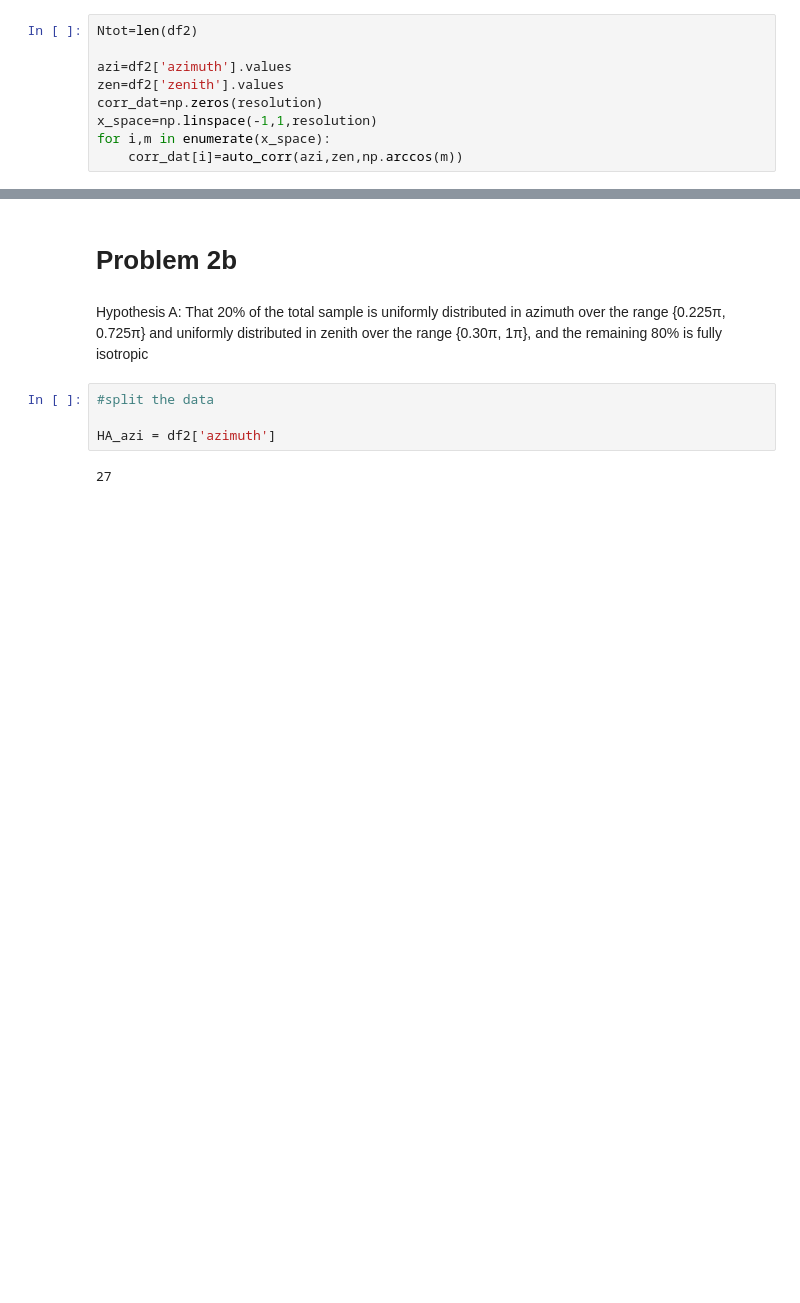
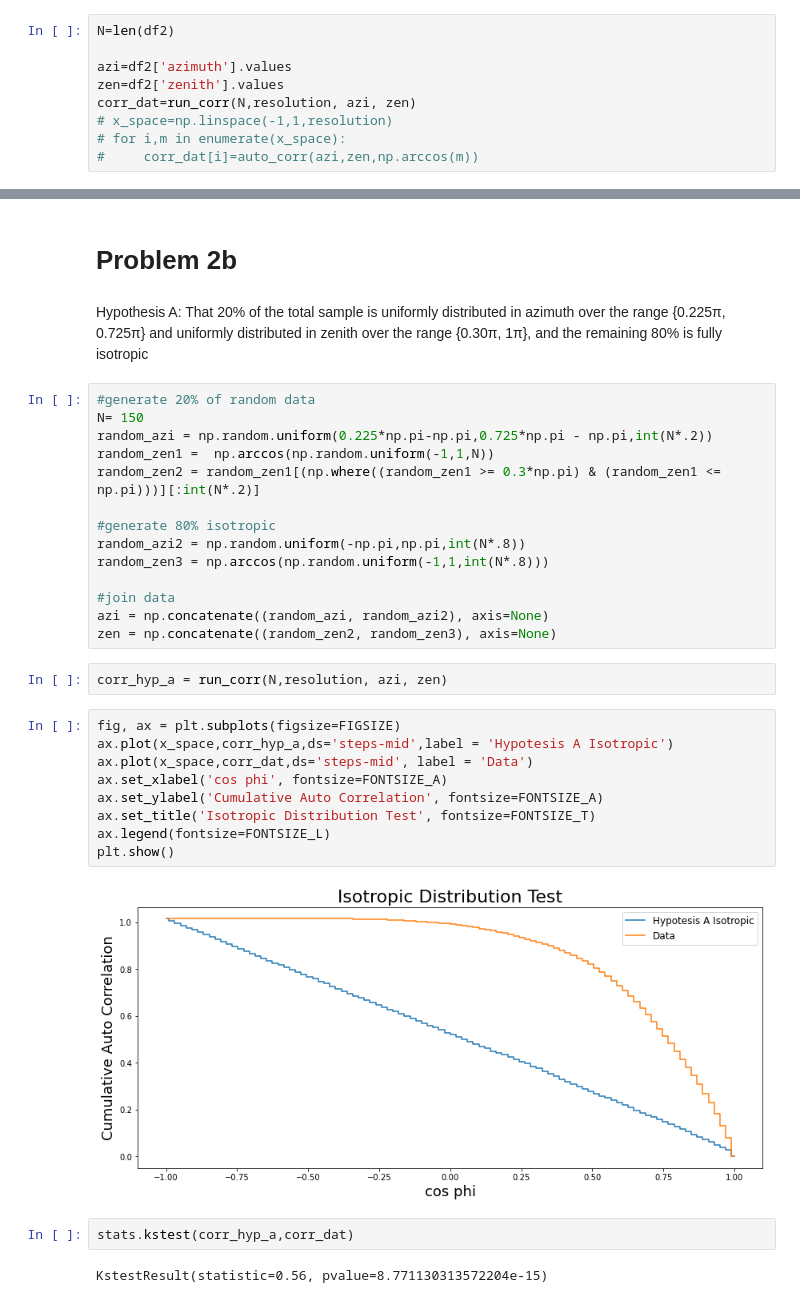
Before and after one commit to almazav/examAMAS, a Jupyter notebook: EXAM.ipynb, the cells around one changed output, grey strips where cells are left out. Cells and saved outputs as stored; diff of their text form; blank space fills up the shorter version.

```diff
--- a/EXAM.ipynb
+++ b/EXAM.ipynb
@@ -297,12 +303,12 @@ for i,m in enumerate(x_space):
 # %%
-Ntot=len(df2)
+N=len(df2)
 
 azi=df2['azimuth'].values
 zen=df2['zenith'].values
-corr_dat=np.zeros(resolution)
-x_space=np.linspace(-1,1,resolution)
-for i,m in enumerate(x_space):
-    corr_dat[i]=auto_corr(azi,zen,np.arccos(m))
+corr_dat=run_corr(N,resolution, azi, zen)
+# x_space=np.linspace(-1,1,resolution)
+# for i,m in enumerate(x_space):
+#     corr_dat[i]=auto_corr(azi,zen,np.arccos(m))
 # %%
 fig, ax = plt.subplots(figsize=FIGSIZE)
 ax.plot(x_space,corr_rand,ds='steps-mid',label = 'Random Isotropic')
@@ -325,9 +335,34 @@ Hypothesis A: That 20% of the total sample is uniformly distributed
 in azimuth over the range {0.225π, 0.725π} and uniformly distributed
 in zenith over the range {0.30π, 1π}, and the remaining 80% is fully
 isotropic
-# %%
-#split the data
-
-HA_azi = df2['azimuth']
-# %% [output]
-27
+# %%
+#generate 20% of random data
+N= 150
+random_azi = np.random.uniform(0.225*np.pi-np.pi,0.725*np.pi - np.pi,int(N*.2))
+random_zen1 =  np.arccos(np.random.uniform(-1,1,N))
+random_zen2 = random_zen1[(np.where((random_zen1 >= 0.3*np.pi) & (random_zen1 <= np.pi)))][:int(N*.2)]
+
+#generate 80% isotropic
+random_azi2 = np.random.uniform(-np.pi,np.pi,int(N*.8))
+random_zen3 = np.arccos(np.random.uniform(-1,1,int(N*.8)))
+
+#join data
+azi = np.concatenate((random_azi, random_azi2), axis=None)
+zen = np.concatenate((random_zen2, random_zen3), axis=None)
+# %%
+corr_hyp_a = run_corr(N,resolution, azi, zen)
+# %%
+fig, ax = plt.subplots(figsize=FIGSIZE)
+ax.plot(x_space,corr_hyp_a,ds='steps-mid',label = 'Hypotesis A Isotropic')
+ax.plot(x_space,corr_dat,ds='steps-mid', label = 'Data')
+ax.set_xlabel('cos phi', fontsize=FONTSIZE_A)
+ax.set_ylabel('Cumulative Auto Correlation', fontsize=FONTSIZE_A)
+ax.set_title('Isotropic Distribution Test', fontsize=FONTSIZE_T)
+ax.legend(fontsize=FONTSIZE_L)
+plt.show()
+# %% [output]
+[figure, added]
+# %%
+stats.kstest(corr_hyp_a,corr_dat)
+# %% [output]
+KstestResult(statistic=0.56, pvalue=8.771130313572204e-15)
```
Also changed, not shown: parts of 9 cells of this notebook.
